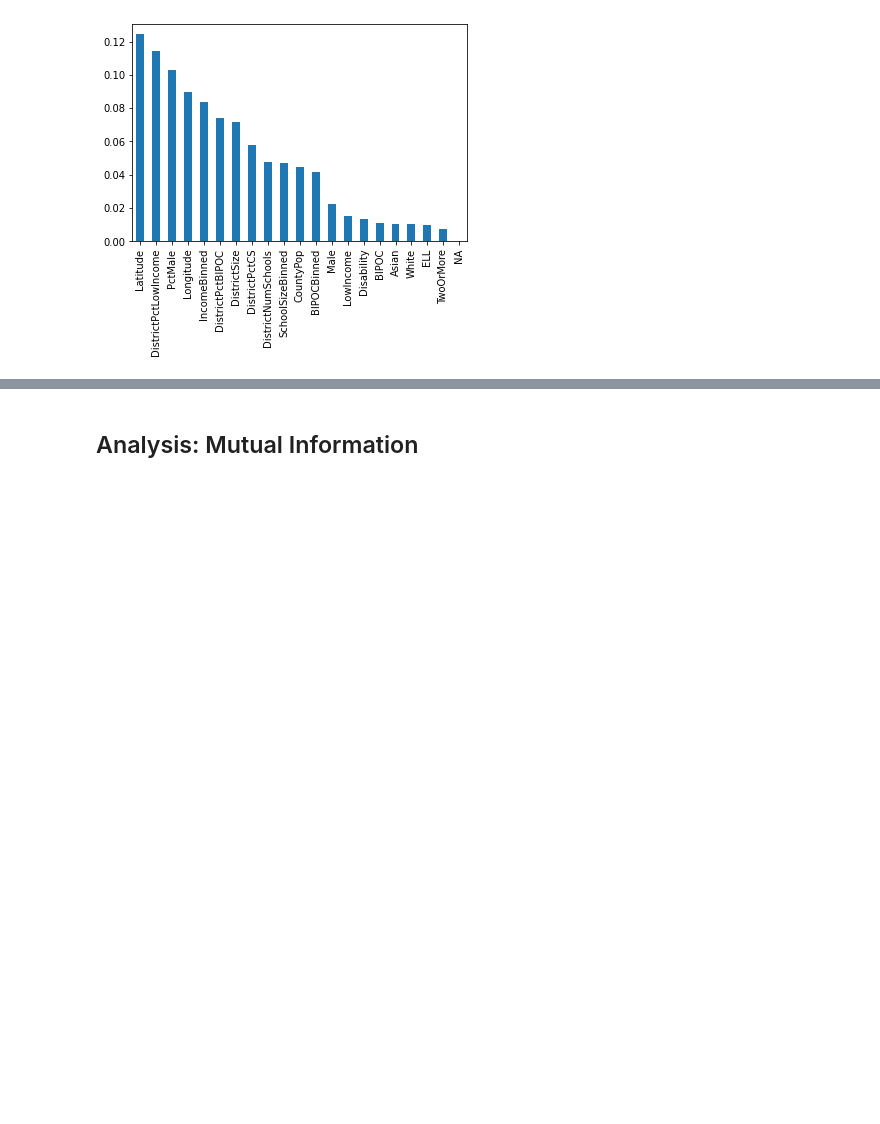
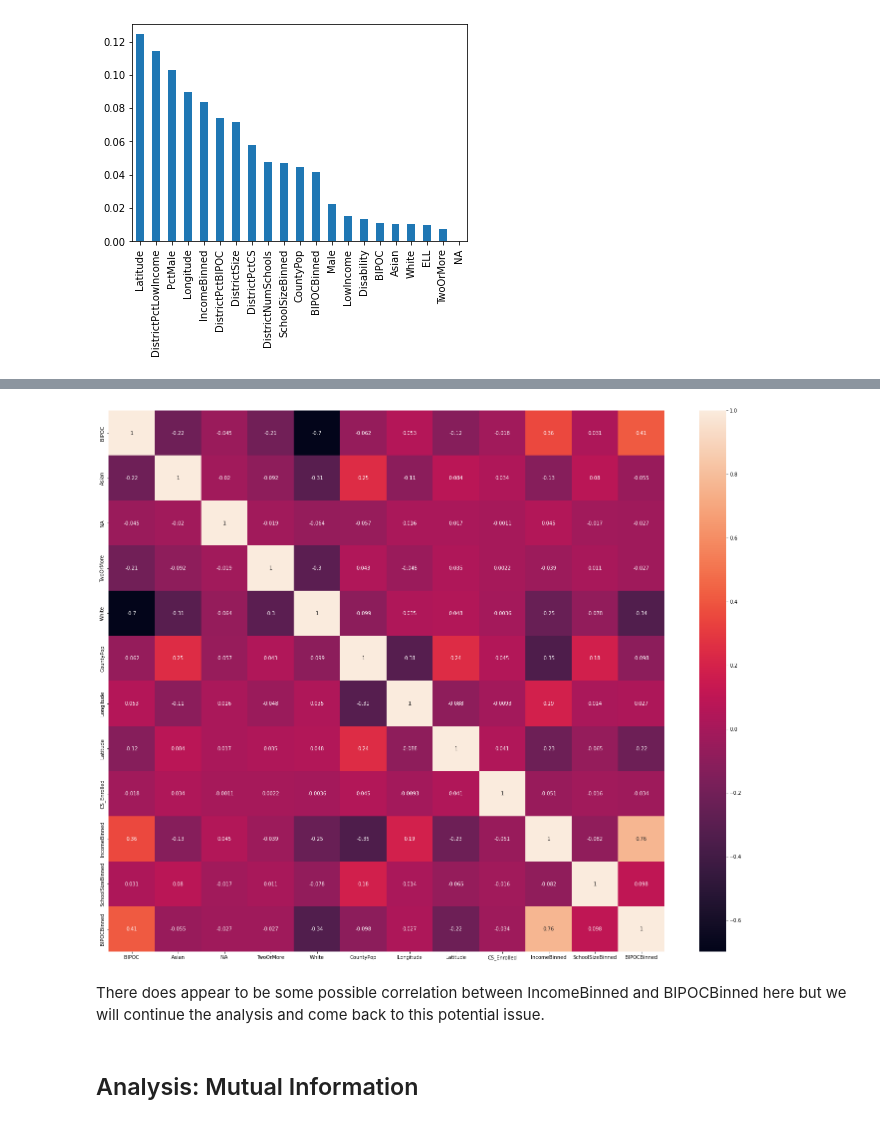
Before and after one commit to brinkbrink/WA_CS_v2, a Jupyter notebook: StudentAnalysis-2.ipynb, the cells around one changed output, grey strips where cells are left out. Saved outputs shown, nothing was run; the diff lists cells and outputs as text; code cells hidden in the pictures; blank space fills up the shorter version.

```diff
--- a/StudentAnalysis-2.ipynb
+++ b/StudentAnalysis-2.ipynb
@@ -826,6 +829,19 @@ Name: CS_Enrolled, dtype: int64
 df_for_tree = df_test_under.copy(deep=False)
 # %% [markdown]
 ## Preprocessing: Binning
+# %%
+income_bins = [-float('inf'), .20, .40, .60, .80, float('inf')]
+income_labels = ['1', '2', '3', '4', '5']
+
+size_bins = [-float('inf'), 100, 300, 900, 1800, float('inf')]
+size_labels = ['1', '2', '3', '4', '5']
+
+bipoc_bins = [-float('inf'), .15, .30, .50, .75, float('inf')]
+bipoc_labels = ['1', '2', '3', '4', '5']
+
+students_df['IncomeBinned'] = pd.cut(students_df['PercentLowIncome'], bins=income_bins, labels=income_labels)
+students_df['SchoolSizeBinned'] = pd.cut(students_df['SchoolSize'], bins=size_bins, labels=size_labels)
+students_df['BIPOCBinned'] = pd.cut(students_df['PercentBIPOC'], bins=bipoc_bins, labels=bipoc_labels)
 # %%
 df_for_tree_v2 = df_for_tree.copy(deep=False)
 # %%
@@ -1040,0 +1068,2 @@ feature_importances.plot.bar();
+# %%
+log_reg_df = students_df.loc[:, ('BIPOC','Asian','NA','TwoOrMore','White','CountyPop','Longitude','Latitude','Male','ELL','Disability','CS_Enrolled','IncomeBinned','SchoolSizeBinned','BIPOCBinned')]
@@ -1041,3 +1079,15 @@ feature_importances.plot.bar();
+# %%
+log_reg_df['IncomeBinned'] = log_reg_df['IncomeBinned'].cat.codes
+log_reg_df['SchoolSizeBinned'] = log_reg_df['SchoolSizeBinned'].cat.codes
+log_reg_df['BIPOCBinned'] = log_reg_df['BIPOCBinned'].cat.codes
+# %%
+fig = plt.figure(figsize=(25, 20))
+sns.heatmap(log_reg_df.corr(), annot=True)
+plt.savefig("Heatmap.png")
+# %% [output]
+[figure, added]
+# %% [markdown]
+There does appear to be some possible correlation between IncomeBinned and BIPOCBinned here but we will continue the analysis and come back to this potential issue.
 # %% [markdown]
 ## Analysis: Mutual Information
 # %% [markdown]
```
Also changed, not shown: parts of 4 cells of this notebook, 1 other file.
